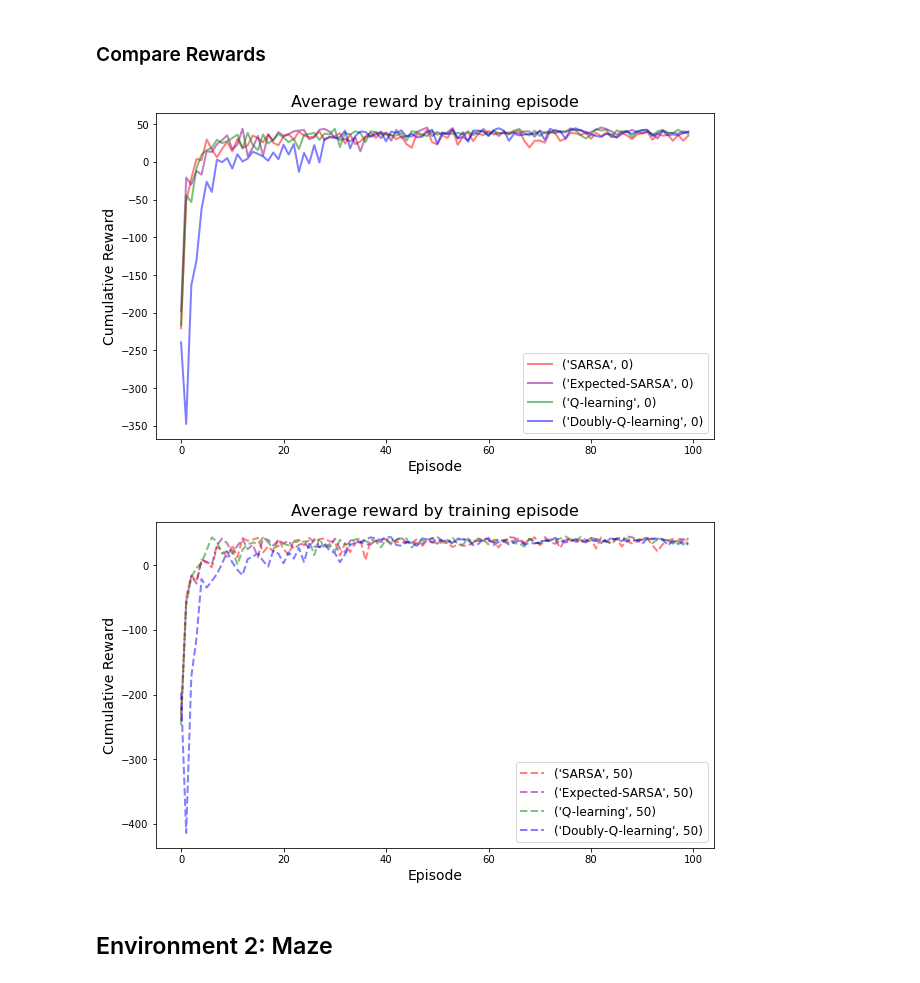
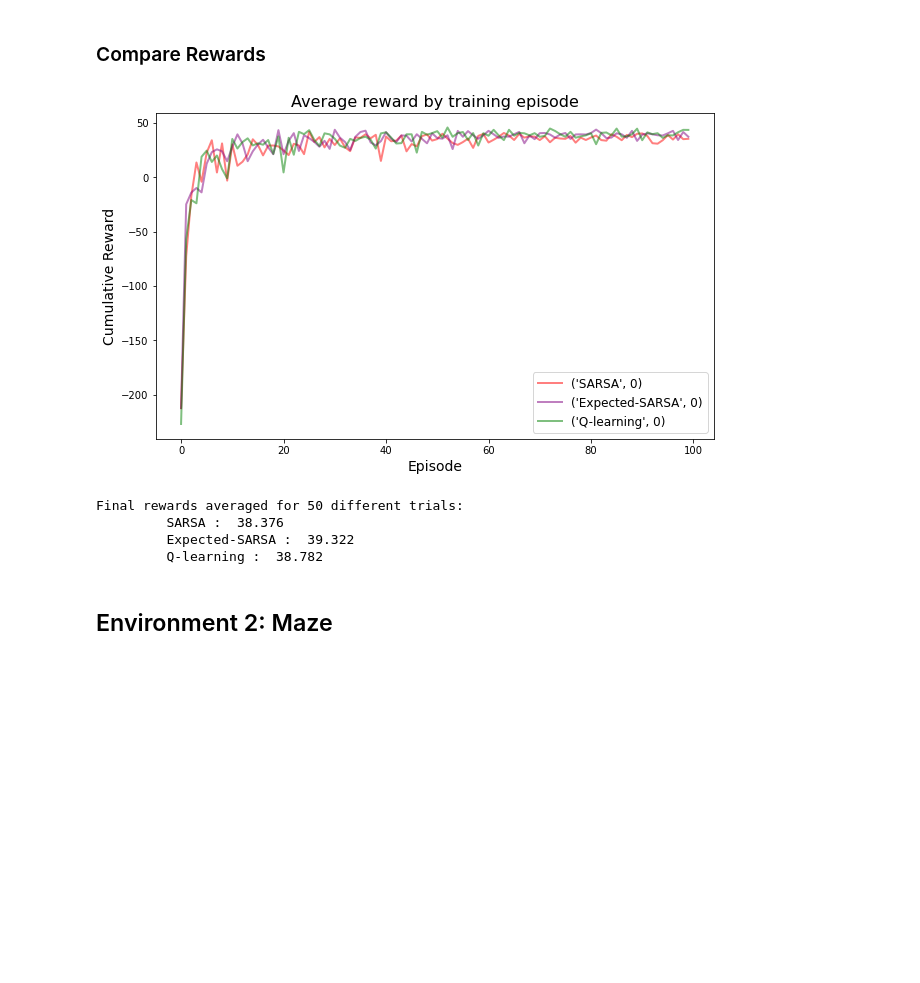
Before and after one commit to wijayajessica/AI_project, a Jupyter notebook: Evaluate Algorithm.ipynb, the cells around one changed output. Cells and saved outputs as stored; diff of their text form; code cells hidden in the pictures; blank space fills up the shorter version.

```diff
--- a/Evaluate Algorithm.ipynb
+++ b/Evaluate Algorithm.ipynb
@@ -63,18 +63,19 @@ plt.show()
 # run 50 trials for each algorithm
 trials_by_algo_and_params = {}
 
-for method in ['SARSA', 'Expected-SARSA', 'Q-learning',  'Double-Q-learning']:
-    for Q_initial in [0, 50]:
-        key = (method, Q_initial)
+Q_initial = 0
 
-        t1 = time.time()
-        print('Testing', key)
+for method in ['SARSA', 'Expected-SARSA', 'Q-learning',]:
+    key = (method, Q_initial)
 
-        trials_by_algo_and_params[key] = []
-        for independent_run in range(50):
-            trials_by_algo_and_params[key].append(run_simulation(env, method, Q_initial=Q_initial))
+    t1 = time.time()
+    print('Testing', key)
 
-        t2 = time.time()
-        print('Took {:.1f}s'.format(t2-t1))
+    trials_by_algo_and_params[key] = []
+    for independent_run in range(50):
+        trials_by_algo_and_params[key].append(run_simulation(env, method, Q_initial=Q_initial))
+
+    t2 = time.time()
+    print('Took {:.1f}s'.format(t2-t1))
 # %% [output]
 Testing ('SARSA', 0)
@@ -99,8 +90,8 @@ Took 20.3s
 ### Compare Policy
 # %%
 # policy for cliffworld
-plt.figure(figsize=(15,25))
+plt.figure(figsize=(20,5))
 for i, (key, vals) in enumerate(trials_by_algo_and_params.items()):
-    plt.subplot(4,2,i+1, title=key)
-    plot_policy(env, vals[10]['Q']) #plot one of the policy
+    plt.subplot(1,3,i+1, title=key)
+    plot_policy(env, vals[0]['Q']) #plot one of the policy
 # %% [output]
@@ -117,32 +108,46 @@ def plot_trial_rewards(key, trials_by_algo_and_params):
 # %%
 colors = {'SARSA': 'red', 'Q-learning': 'green','Doubly-Q-learning': 'blue', 'Expected-SARSA':'purple'}
 styles = {  (0,): '-',   (50,): '--'}
 
 plt.figure(figsize=(10,6))
 plt.title("Average reward by training episode", fontsize=16)
 for key in trials_by_algo_and_params.keys():
     if key[1] == 0:
         plot_trial_rewards(key, trials_by_algo_and_params)
 
 plt.xlabel("Episode", fontsize=14)
 plt.ylabel("Cumulative Reward", fontsize=14)
 plt.legend(loc='best', fontsize=12)
 plt.show()
 
 
-plt.figure(figsize=(10,6))
-plt.title("Average reward by training episode", fontsize=16)
-for key in trials_by_algo_and_params.keys():
-    if key[1] == 50:
-        plot_trial_rewards(key, trials_by_algo_and_params)
+# plt.figure(figsize=(10,6))
+# plt.title("Average reward by training episode", fontsize=16)
+# for key in trials_by_algo_and_params.keys():
+#     if key[1] == 50:
+#         plot_trial_rewards(key, trials_by_algo_and_params)
 
-plt.xlabel("Episode", fontsize=14)
-plt.ylabel("Cumulative Reward", fontsize=14)
-plt.legend(loc='best', fontsize=12)
-plt.show()
+# plt.xlabel("Episode", fontsize=14)
+# plt.ylabel("Cumulative Reward", fontsize=14)
+# plt.legend(loc='best', fontsize=12)
+# plt.show()
 # %% [output]
-[figure, old version]
+[figure, new version]
-[figure, removed]
+# %%
+print("Final rewards averaged for 50 different trials: ")
+
+for approach in ['SARSA', "Expected-SARSA", "Q-learning"]:
+    rewards=[]
+    for trials in trials_by_algo_and_params[(approach,0)]:
+        rewards.append(trials['episode_rewards'][-20:]) #take the last 20 episodic rewards only (when it stabilize)
+
+    rewards = np.vstack(rewards)
+    print("\t", approach,": ", np.mean(rewards))
+# %% [output]
+Final rewards averaged for 50 different trials:
+         SARSA :  38.376
+         Expected-SARSA :  39.322
+         Q-learning :  38.782
 # %% [markdown]
 ## Environment 2: Maze
 # %%
```
Also changed, not shown: parts of 8 cells of this notebook.
